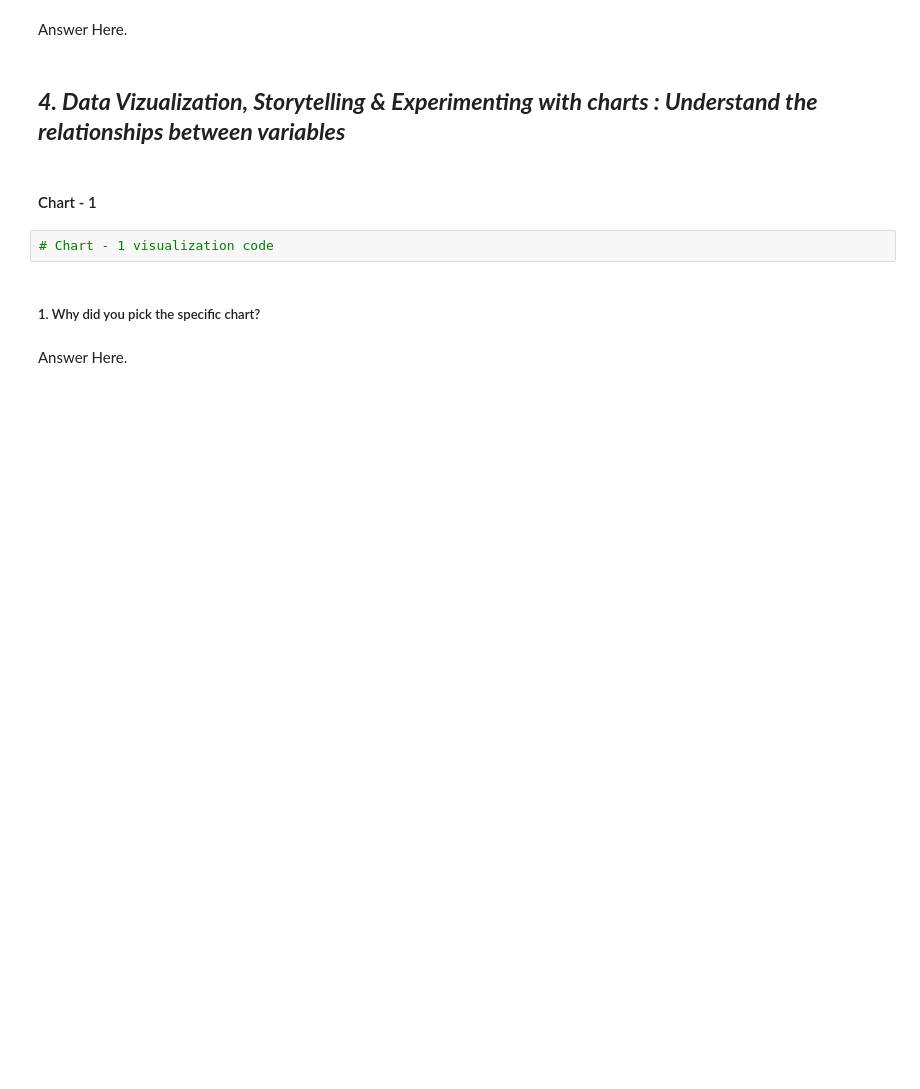
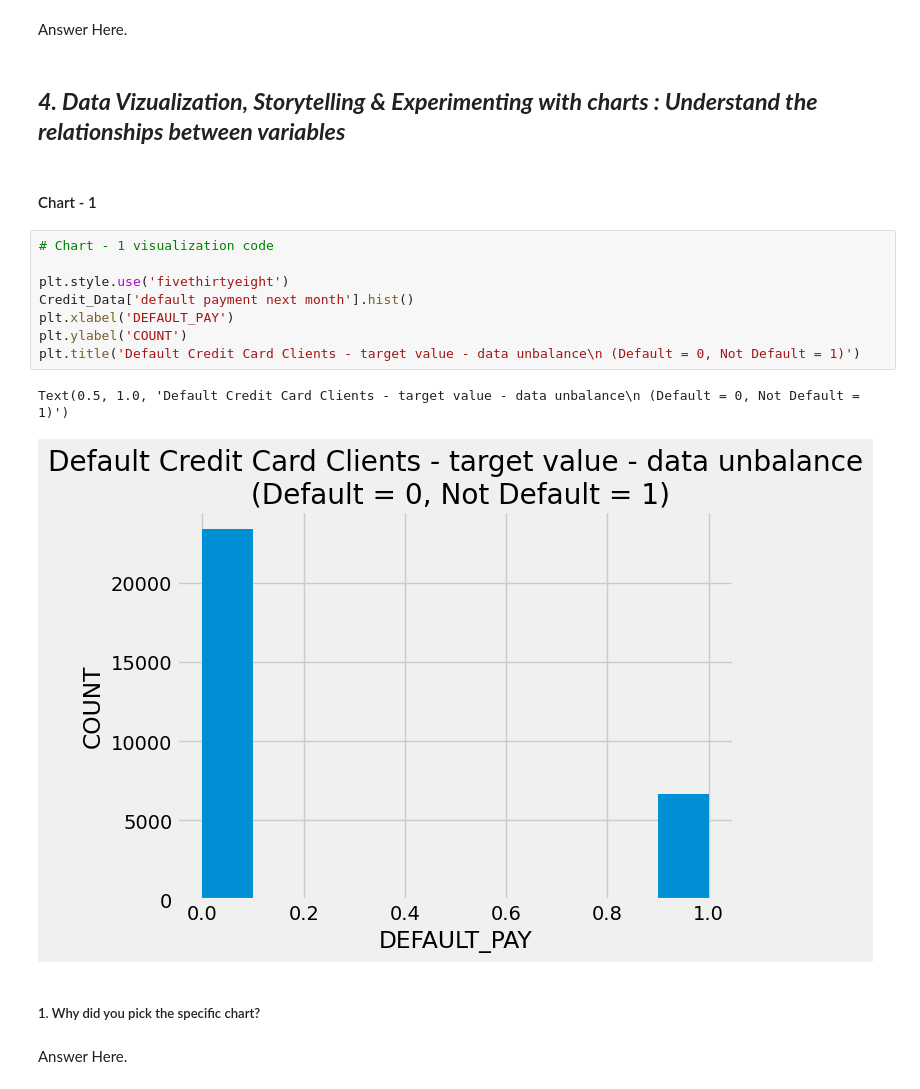
Before and after one commit to sourav03dutta/Credit-Card-Default-Prediction, a Jupyter notebook: Credit_Card_Default_Prediction.ipynb, the cells around one changed output. Cells and saved outputs as stored; diff of their text form; blank space fills up the shorter version.

```diff
--- a/Credit_Card_Default_Prediction.ipynb
+++ b/Credit_Card_Default_Prediction.ipynb
@@ -258,8 +307,17 @@ Answer Here.
 ## ***4. Data Vizualization, Storytelling & Experimenting with charts : Understand the relationships between variables***
 # %% [markdown]
 #### Chart - 1
-# %%
-# Chart - 1 visualization code
+# %%
+# Chart - 1 visualization code
+
+plt.style.use('fivethirtyeight')
+Credit_Data['default payment next month'].hist()
+plt.xlabel('DEFAULT_PAY')
+plt.ylabel('COUNT')
+plt.title('Default Credit Card Clients - target value - data unbalance\n (Default = 0, Not Default = 1)')
+# %% [output]
+Text(0.5, 1.0, 'Default Credit Card Clients - target value - data unbalance\n (Default = 0, Not Default = 1)')
+[figure, added]
 # %% [markdown]
 ##### 1. Why did you pick the specific chart?
 # %% [markdown]
```
Also changed, not shown: parts of 25 cells of this notebook.
